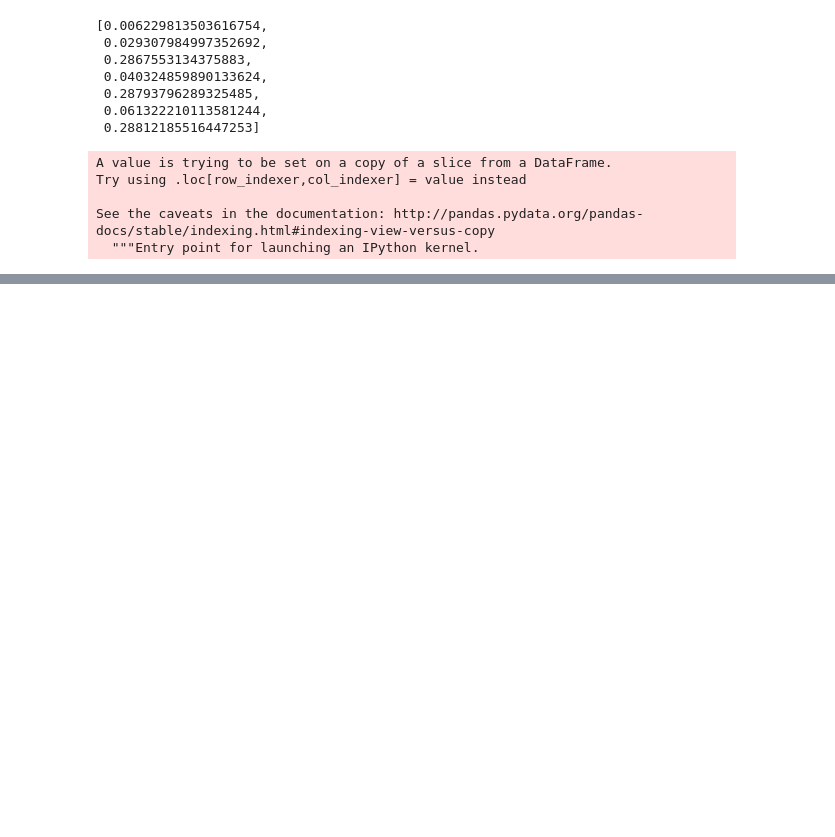
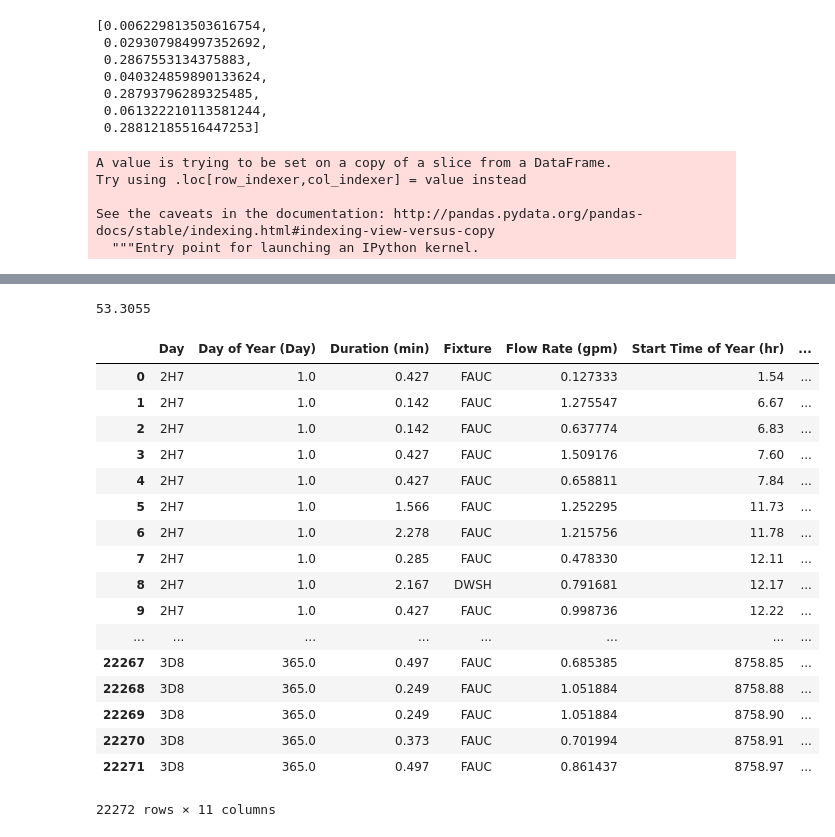
Before and after one commit to Majd223/T24_Draw_Profile_Generator_git, a Jupyter notebook: Untitled.ipynb, the cells around one changed output, grey strips where cells are left out. Cells and saved outputs as stored; diff of their text form; code cells hidden in the pictures; blank space fills up the shorter version.

```diff
--- a/Untitled.ipynb
+++ b/Untitled.ipynb
@@ -199,0 +75,4 @@ Daily_Profile['Start Time of Year (hr)']
+# %%
+T_Mains[364]
+# %% [output]
+53.3055
@@ -199,0 +81,23 @@ Daily_Profile['Start Time of Year (hr)']
+# %%
+Data['Mains Temperature (deg F)'] = Data.apply(lambda x: T_Mains[x['Day of Year (Day)']-1], axis = 1)
+# %%
+Data
+# %% [output]
+|  | Day | Day of Year (Day) | Duration (min) | Fixture | Flow Rate (gpm) | Start Time of Year (hr) | ... |
+| 0 | 2H7 | 1.0 | 0.427 | FAUC | 0.127333 | 1.54 | ... |
+| 1 | 2H7 | 1.0 | 0.142 | FAUC | 1.275547 | 6.67 | ... |
+| 2 | 2H7 | 1.0 | 0.142 | FAUC | 0.637774 | 6.83 | ... |
+| 3 | 2H7 | 1.0 | 0.427 | FAUC | 1.509176 | 7.60 | ... |
+| 4 | 2H7 | 1.0 | 0.427 | FAUC | 0.658811 | 7.84 | ... |
+| 5 | 2H7 | 1.0 | 1.566 | FAUC | 1.252295 | 11.73 | ... |
+| 6 | 2H7 | 1.0 | 2.278 | FAUC | 1.215756 | 11.78 | ... |
+| 7 | 2H7 | 1.0 | 0.285 | FAUC | 0.478330 | 12.11 | ... |
+| 8 | 2H7 | 1.0 | 2.167 | DWSH | 0.791681 | 12.17 | ... |
+| 9 | 2H7 | 1.0 | 0.427 | FAUC | 0.998736 | 12.22 | ... |
+| ... | ... | ... | ... | ... | ... | ... | ... |
+| 22267 | 3D8 | 365.0 | 0.497 | FAUC | 0.685385 | 8758.85 | ... |
+| 22268 | 3D8 | 365.0 | 0.249 | FAUC | 1.051884 | 8758.88 | ... |
+| 22269 | 3D8 | 365.0 | 0.249 | FAUC | 1.051884 | 8758.90 | ... |
+| 22270 | 3D8 | 365.0 | 0.373 | FAUC | 0.701994 | 8758.91 | ... |
+| 22271 | 3D8 | 365.0 | 0.497 | FAUC | 0.861437 | 8758.97 | ... |
+22272 rows × 11 columns
```
Also changed, not shown: parts of 14 cells of this notebook, 12 other files.
